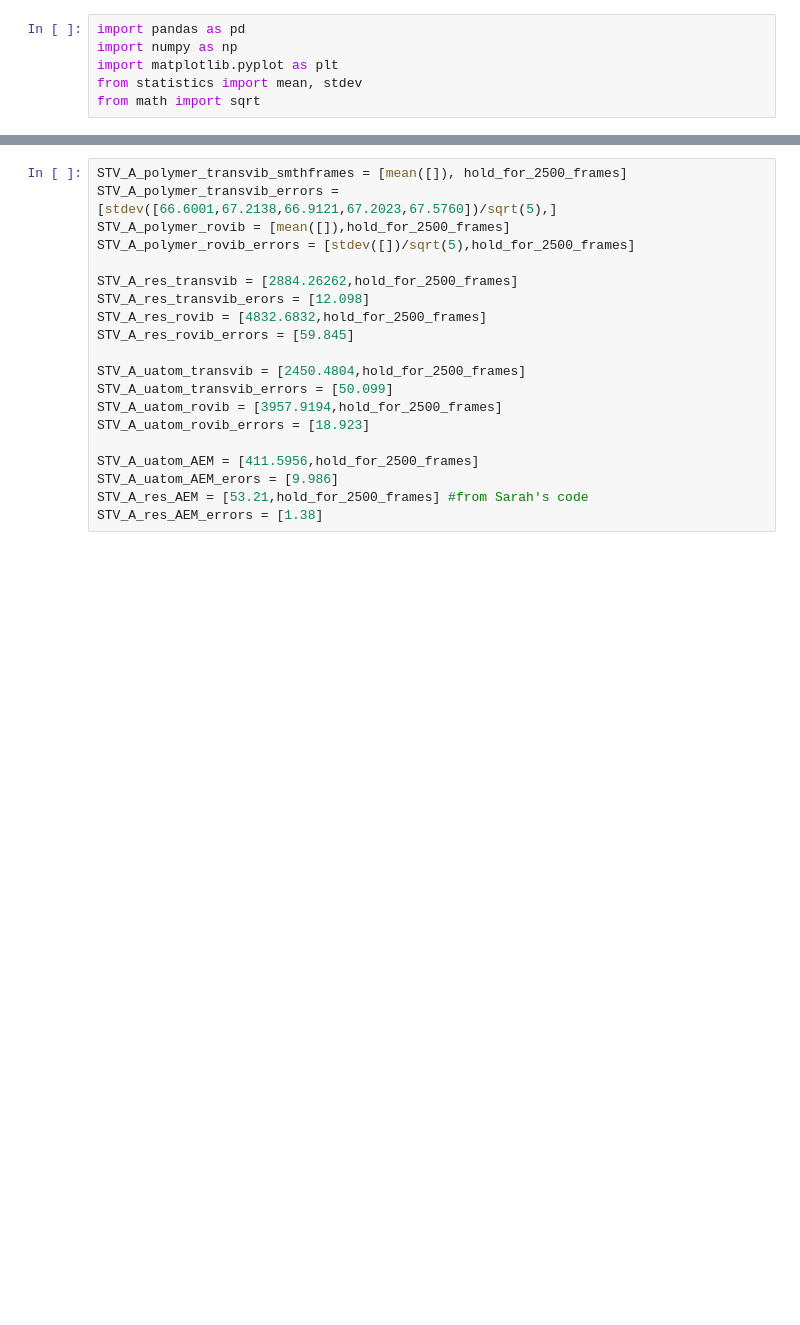
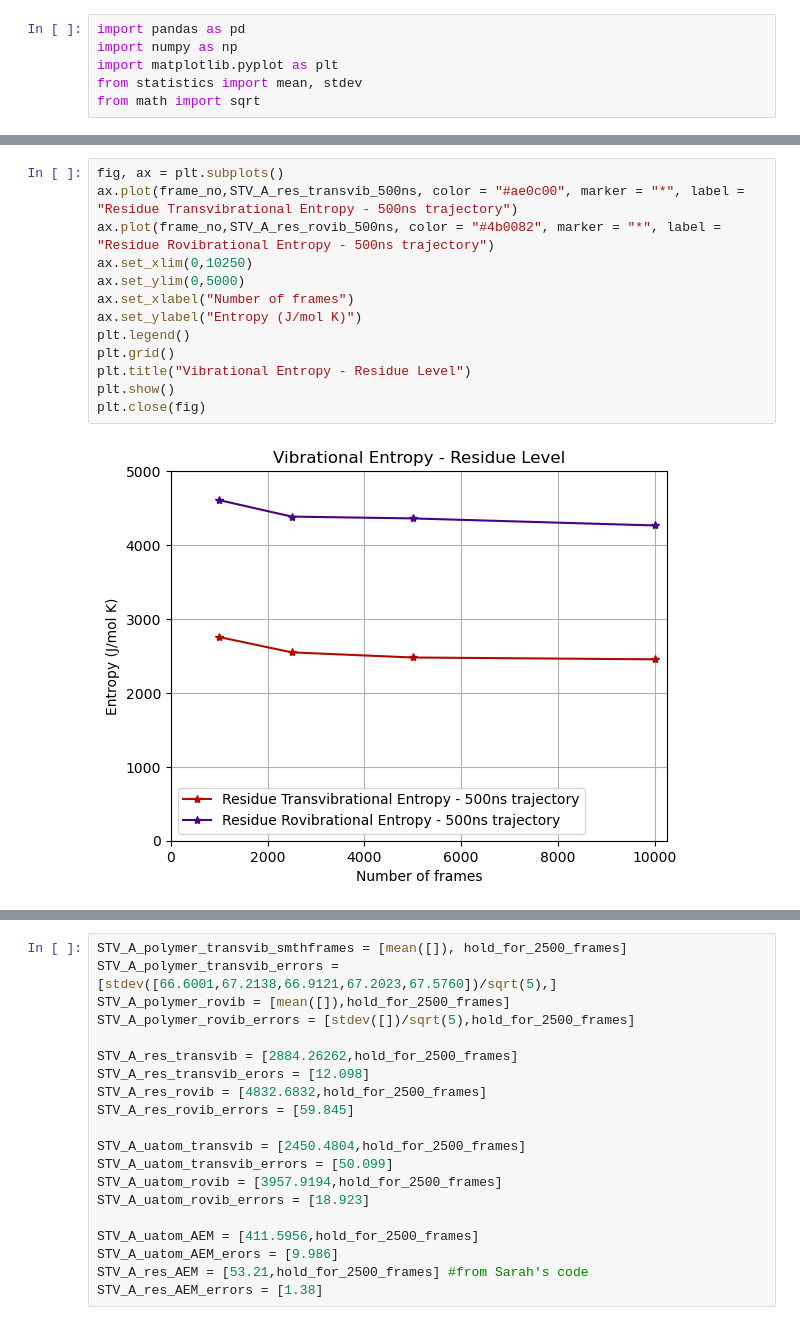
Before and after one commit to ioanaapapa/STV_BTN_Analysis, a Jupyter notebook: 50ns_diff_no_of_frames/convergence.ipynb, the cells around one changed output, grey strips where cells are left out. Saved outputs shown, nothing was run; the diff lists cells and outputs as text; blank space fills up the shorter version.

```diff
--- a/50ns_diff_no_of_frames/convergence.ipynb
+++ b/50ns_diff_no_of_frames/convergence.ipynb
@@ -56,0 +74,15 @@ NameError: name 'hold_for_2500_frames' is not defined
+# %%
+fig, ax = plt.subplots()
+ax.plot(frame_no,STV_A_res_transvib_500ns, color = "#ae0c00", marker = "*", label = "Residue Transvibrational Entropy - 500ns trajectory")
+ax.plot(frame_no,STV_A_res_rovib_500ns, color = "#4b0082", marker = "*", label = "Residue Rovibrational Entropy - 500ns trajectory")
+ax.set_xlim(0,10250)
+ax.set_ylim(0,5000)
+ax.set_xlabel("Number of frames")
+ax.set_ylabel("Entropy (J/mol K)")
+plt.legend()
+plt.grid()
+plt.title("Vibrational Entropy - Residue Level")
+plt.show()
+plt.close(fig)
+# %% [output]
+[figure, added]
```
Also changed, not shown: parts of 15 cells of this notebook, 14 other files.
